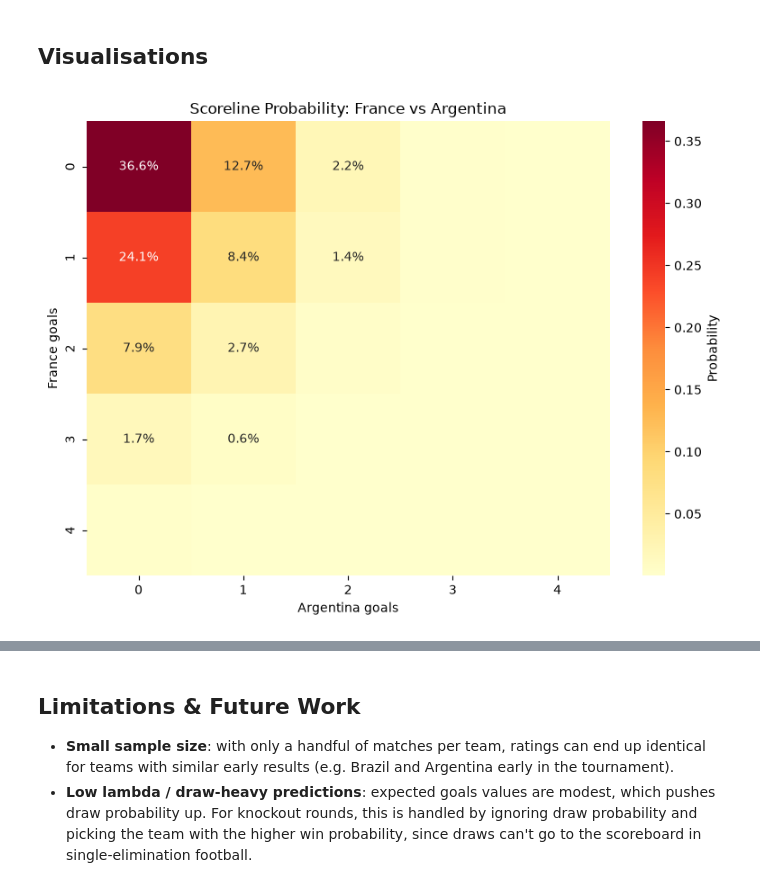
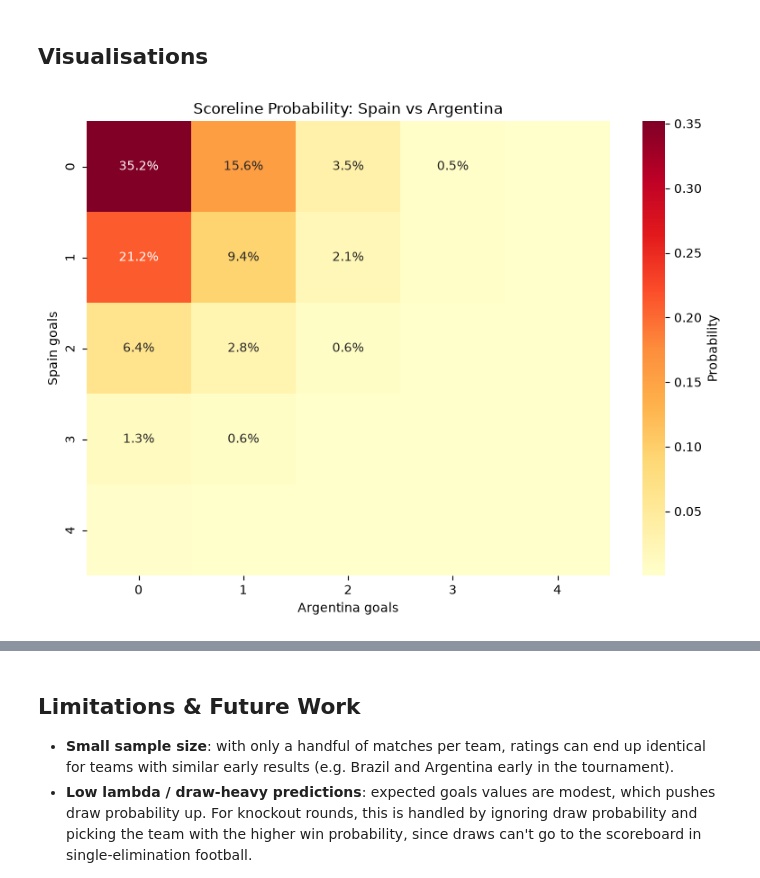
Before and after one commit to ikigai-hub/2026-World-Cup-Predictor, a Jupyter notebook: notebooks/wc2026_predictor.ipynb, the cells around one changed output, grey strips where cells are left out. Saved outputs shown, nothing was run; the diff lists cells and outputs as text; code cells hidden in the pictures.

```diff
--- a/notebooks/wc2026_predictor.ipynb
+++ b/notebooks/wc2026_predictor.ipynb
@@ -141,11 +142,11 @@ predictions_df
 # %% [markdown]
 ## Visualisations
 # %%
-result = predict_match('France', 'Argentina', ratings_df, avg_goals)
+result = predict_match('Spain', 'Argentina', ratings_df, avg_goals)
 matrix = scoreline_matrix(result['lambda1'], result['lambda2'])
-plot_scoreline_heatmap(matrix, 'France', 'Argentina')
+plot_scoreline_heatmap(matrix, 'Spain', 'Argentina')
 # %% [output]
-[figure, old version]
+[figure, new version]
 # %%
 plot_predictions_summary(predictions_df)
 # %% [output]
```
Also changed, not shown: parts of 6 cells of this notebook, 7 other files.
